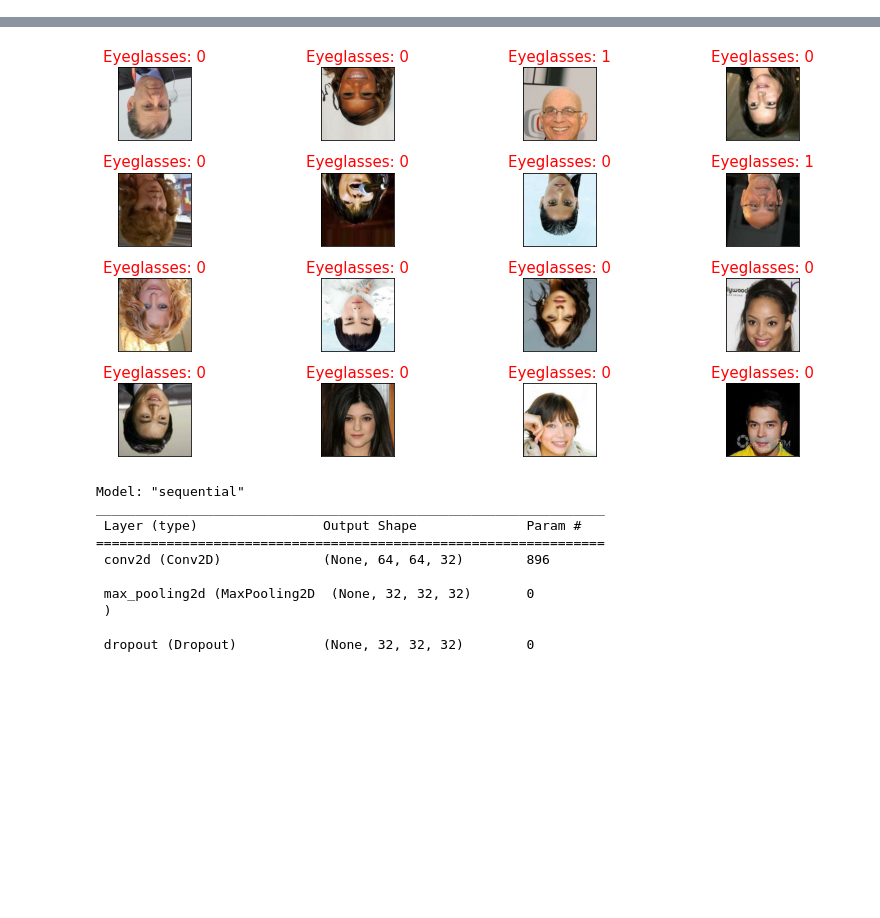
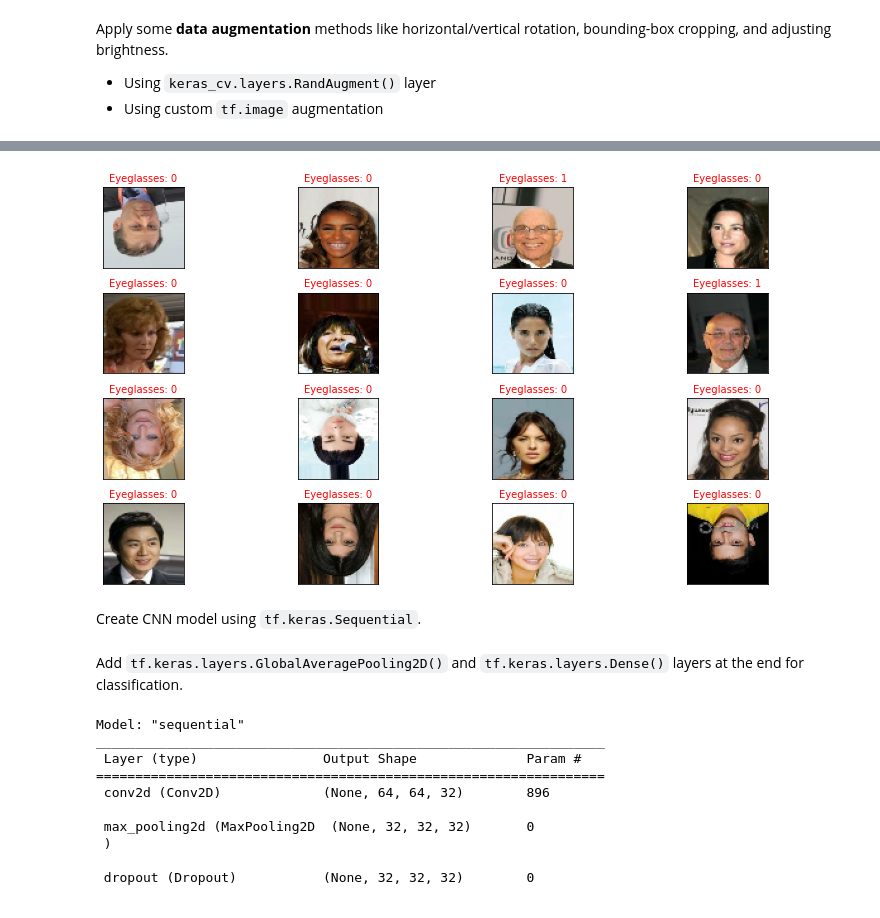
Before and after one commit to hanjihun2000/machine-learning, a Jupyter notebook: notes/celeba-cnn.ipynb, the cells around one changed output, grey strips where cells are left out. Saved outputs shown, nothing was run; the diff lists cells and outputs as text; code cells hidden in the pictures; blank space fills up the shorter version.

Commit message:
update notes 'celeba-cnn' - add alternative 'augment' function using a new keras_cv RandAugment layer - fix minor typos in the tutorial

```diff
--- a/notes/celeba-cnn.ipynb
+++ b/notes/celeba-cnn.ipynb
@@ -23,5 +48,8 @@ Dataset celeb_a downloaded and prepared to ~/tensorflow_datasets/celeb_a/2.0.1.
 train_ds = celeba['train']
 val_ds = celeba['validation']
 test_ds = celeba['test']
-# %%
-train_ds = train_ds.take(80000)
+# %% [markdown]
+Apply some **data augmentation** methods like horizontal/vertical rotation, bounding-box cropping, and adjusting brightness.
+
+- Using `keras_cv.layers.RandAugment()` layer
+- Using custom `tf.image` augmentation
@@ -28,30 +69,28 @@ train_ds = train_ds.take(80000)
 # %%
-# data augmentation
-def preprocess(sample, size=(64, 64), mode='train'):
-  image = sample['image']
-  label = sample['attributes']['Eyeglasses']
+def augment(inputs, size=(64, 64), mode='train'):
+  image, label = inputs['image'], inputs['attributes']['Eyeglasses']
   if mode == 'train':
-    image_cropped = tf.image.random_crop(image, size=(178, 178, 3))
-    image_resized = tf.image.resize(image_cropped, size=size)
-    image_adj_bri = tf.image.random_brightness(image_resized, max_delta=0.3)
-    image_flip = tf.image.random_flip_up_down(image_adj_bri)
-    return tf.cast(image_flip, tf.float32) / 255.0, tf.cast(label, tf.uint8)
+    image = tf.image.resize(image, size=size)
+    image = tf.image.random_brightness(image, max_delta=0.3)
+    image = tf.image.random_flip_up_down(image)
+    return tf.cast(image, tf.float32) / 255.0, tf.cast(label, tf.uint8)
   else:
-    image_cropped = tf.image.crop_to_bounding_box(image, offset_height=20, offset_width=0, target_height=178, target_width=178)
-    image_resize = tf.image.resize(image_cropped, size=size)
-    return tf.cast(image_resize, tf.float32) / 255.0, tf.cast(label, tf.uint8)
+    image = tf.image.resize(image, size=size)
+    return tf.cast(image, tf.float32) / 255.0, tf.cast(label, tf.uint8)
 # %%
 tf.random.set_seed(1)
 ds = train_ds.shuffle(100, reshuffle_each_iteration=False)
 ds = ds.take(16)
-ds = ds.map(lambda x: preprocess(x, size=(178, 178), mode='train'))
+ds = ds.map(lambda x: augment(x))
+
 fig = plt.figure(figsize=(12, 6))
 for i, sample in enumerate(ds):
   ax = fig.add_subplot(4, 4, i+1)
   ax.set_xticks([])
   ax.set_yticks([])
   ax.imshow(sample[0].numpy())
-  ax.set_title('Eyeglasses: {}'.format(sample[1]), size=15, color='red')
+  ax.set_title('Eyeglasses: {}'.format(sample[1]), size=10, color='red')
+
 plt.tight_layout()
 plt.show()
 # %% [output]
@@ -71,4 +106,4 @@ WARNING:matplotlib.image:Clipping input data to the valid range for imshow with
-[figure, old version]
+[figure, new version]
 # %%
 BATCH_SIZE = 64
 IMAGE_SIZE = (64, 64)
@@ -80 +115,3 @@ val_ds = val_ds.map(lambda x: preprocess(x, size=IMAGE_SIZE, mode='val')).batch(
+# %% [markdown]
+Create CNN model using `tf.keras.Sequential`.
 # %%
@@ -93,4 +129,6 @@ model = tf.keras.Sequential([
 
     tf.keras.layers.Conv2D(256, (3, 3), padding='same', activation='relu')
 ])
+# %% [markdown]
+Add `tf.keras.layers.GlobalAveragePooling2D()` and `tf.keras.layers.Dense()` layers at the end for classification.
 # %%
```
Also changed, not shown: parts of 26 cells of this notebook.
